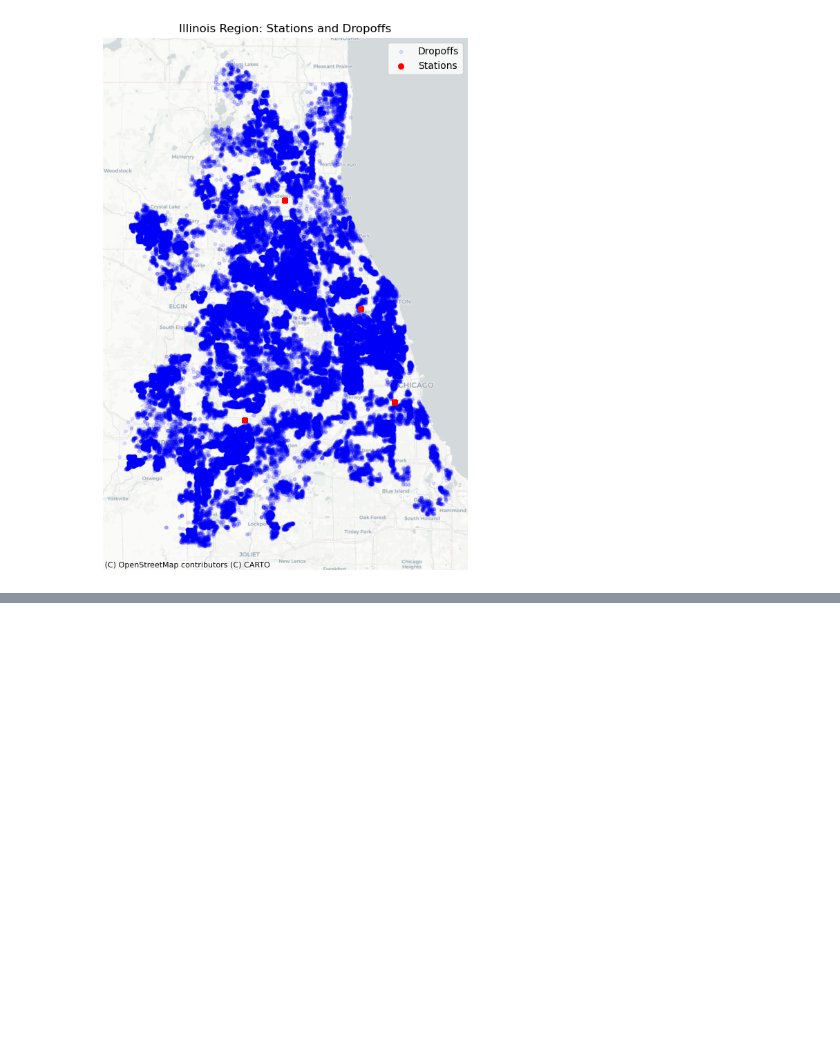
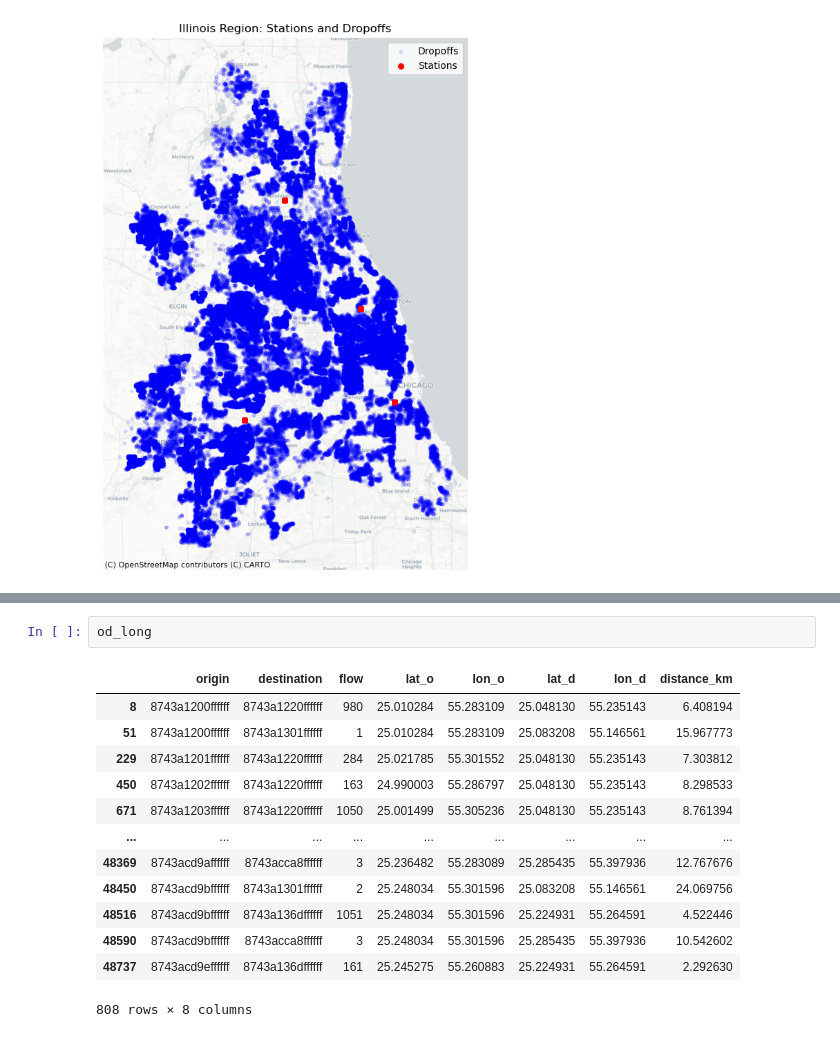
Before and after one commit to javad-e/delivery-tunnels, a Jupyter notebook: Gravity Model Calibration.ipynb, the cells around one changed output, grey strips where cells are left out. Saved outputs shown, nothing was run; the diff lists cells and outputs as text; blank space fills up the shorter version.

```diff
--- a/Gravity Model Calibration.ipynb
+++ b/Gravity Model Calibration.ipynb
@@ -987,0 +1102,16 @@ plt.show()
+# %%
+od_long
+# %% [output]
+|  | origin | destination | flow | lat_o | lon_o | lat_d | lon_d | distance_km |
+| 8 | 8743a1200ffffff | 8743a1220ffffff | 980 | 25.010284 | 55.283109 | 25.048130 | 55.235143 | 6.408194 |
+| 51 | 8743a1200ffffff | 8743a1301ffffff | 1 | 25.010284 | 55.283109 | 25.083208 | 55.146561 | 15.967773 |
+| 229 | 8743a1201ffffff | 8743a1220ffffff | 284 | 25.021785 | 55.301552 | 25.048130 | 55.235143 | 7.303812 |
+| 450 | 8743a1202ffffff | 8743a1220ffffff | 163 | 24.990003 | 55.286797 | 25.048130 | 55.235143 | 8.298533 |
+| 671 | 8743a1203ffffff | 8743a1220ffffff | 1050 | 25.001499 | 55.305236 | 25.048130 | 55.235143 | 8.761394 |
+| ... | ... | ... | ... | ... | ... | ... | ... | ... |
+| 48369 | 8743acd9affffff | 8743acca8ffffff | 3 | 25.236482 | 55.283089 | 25.285435 | 55.397936 | 12.767676 |
+| 48450 | 8743acd9bffffff | 8743a1301ffffff | 2 | 25.248034 | 55.301596 | 25.083208 | 55.146561 | 24.069756 |
+| 48516 | 8743acd9bffffff | 8743a136dffffff | 1051 | 25.248034 | 55.301596 | 25.224931 | 55.264591 | 4.522446 |
+| 48590 | 8743acd9bffffff | 8743acca8ffffff | 3 | 25.248034 | 55.301596 | 25.285435 | 55.397936 | 10.542602 |
+| 48737 | 8743acd9effffff | 8743a136dffffff | 161 | 25.245275 | 55.260883 | 25.224931 | 55.264591 | 2.292630 |
+808 rows × 8 columns
```
Also changed, not shown: parts of 23 cells of this notebook.
